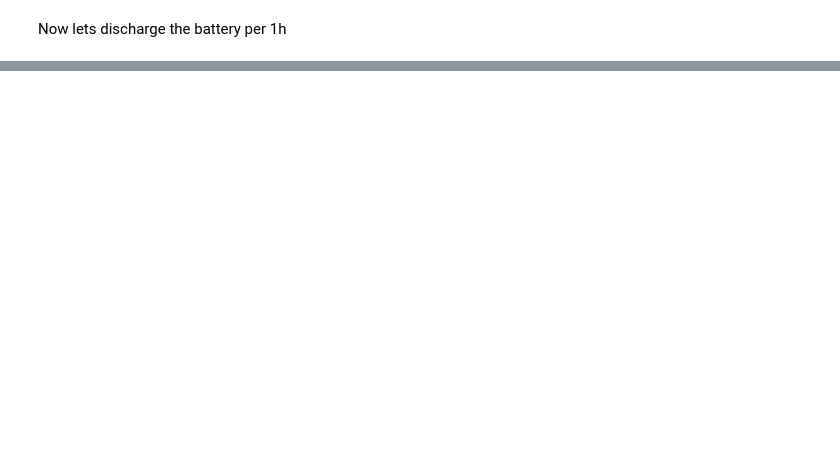
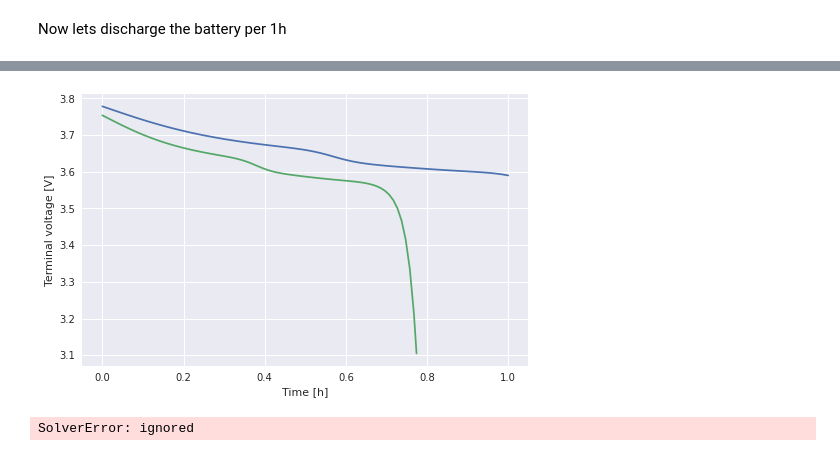
Before and after one commit to paolodeangelis/Energy_storage, a Jupyter notebook: 2-Hands-on_LIB_modelling.ipynb, the cells around one changed output, grey strips where cells are left out. Drawn from its saved outputs; the diff is of its cells as text; code cells hidden in the pictures; blank space fills up the shorter version.

```diff
--- a/2-Hands-on_LIB_modelling.ipynb
+++ b/2-Hands-on_LIB_modelling.ipynb
@@ -80,0 +171,21 @@ solution = solver.solve(model, t_eval)
+# %%
+t_eval = np.linspace(0, 3600, 361)
+solution_old = solver.solve(model, t_eval, inputs={'Current function [A]': NOMINAL_Q/1.})
+solution = solver.solve(model, t_eval, inputs={'Current function [A]': C_RATE})
+
+time_old = solution_old["Time [h]"].entries
+voltage_old = solution_old["Terminal voltage [V]"].entries
+time = solution["Time [h]"].entries
+voltage = solution["Terminal voltage [V]"].entries
+
+fig = plt.figure(figsize=(6,4), dpi=120)
+
+with plt.style.context('seaborn'):
+    ax = fig.add_subplot(111)
+    ax.plot(time_old, voltage_old, label='Nominal')
+    ax.plot(time, voltage, label='1 C-rate')
+    ax.set_xlabel("Time [h]")
+    ax.set_ylabel("Terminal voltage [V]")
+    ax.legend()
+
+plt.show()
@@ -81,2 +233,39 @@ solution = solver.solve(model, t_eval)
+# %%
+time = solution_0["Time [h]"].entries
+voltage = solution_0["Terminal voltage [V]"].entries
+time_1 = solution_1["Time [h]"].entries
+voltage_1 = solution_1["Terminal voltage [V]"].entries
+
+fig = plt.figure(figsize=(8,5))
+
+with plt.style.context('seaborn'):
+    ax = fig.add_subplot(111)
+    ax.plot(time, voltage)
+    ax.plot(time_1, voltage_1)
+    ax.set_xlabel("Time [h]")
+    ax.set_ylabel("Terminal voltage [V]")
+
+plt.show()
+# %% [output]
+[figure, added]
+# %%
+# Solution with current = 0.68
+old_solution = solver.solve(model, t_eval, inputs={"Current function [A]": 0.68})
+old_time = old_solution["Time [h]"].entries
+old_voltage = old_solution["Terminal voltage [V]"].entries
+
+# Solution with current = 1.4
+new_solution = solver.solve(model, t_eval, inputs={"Current function [A]": 1.4})
+new_time = new_solution["Time [h]"].entries
+new_voltage = new_solution["Terminal voltage [V]"].entries
+
+plt.plot(old_time, old_voltage, lw=2, label="Current = 0.68")
+plt.plot(new_time, new_voltage, lw=2, label="Current = 1.4")
+plt.xlabel("Time [h]", fontsize=15)
+plt.ylabel("Terminal voltage [V]", fontsize=15)
+plt.legend(fontsize=15)
+plt.show()
+# %% [output]
+SolverError: ignored
 # %%
 solution.plot()
```
Also changed, not shown: parts of 18 cells of this notebook.
